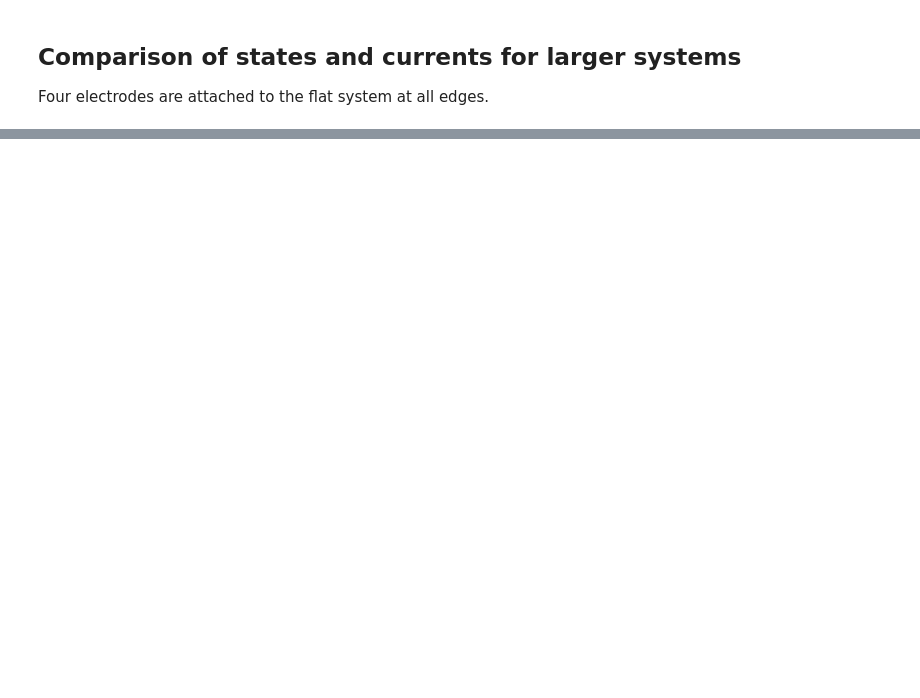
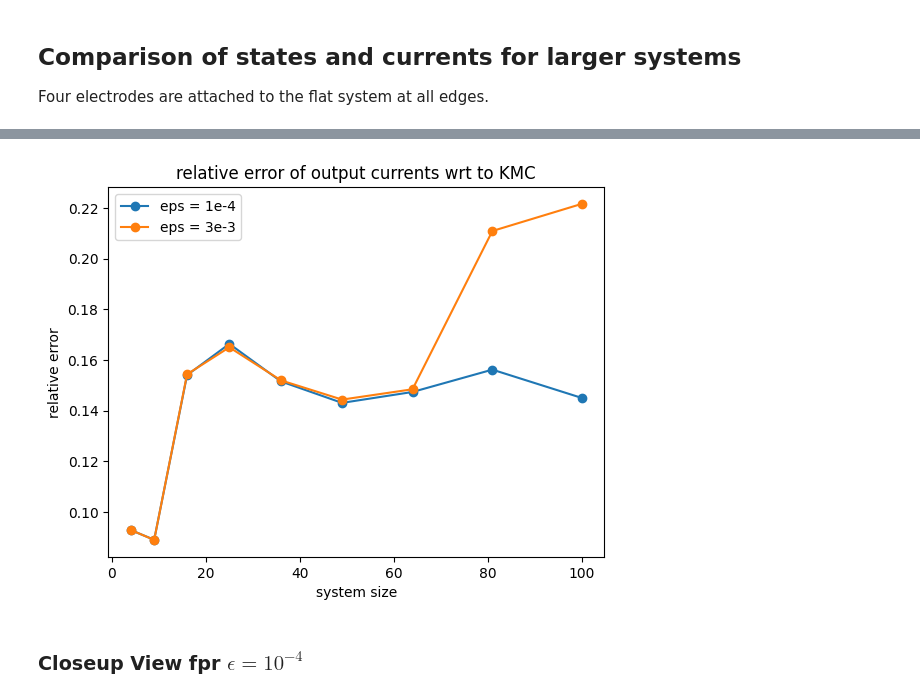
Before and after one commit to evanwonisch/NanoNetsMF, a Jupyter notebook: run/large_sys_comparison.ipynb, the cells around one changed output, grey strips where cells are left out. Drawn from its saved outputs; the diff is of its cells as text; code cells hidden in the pictures; blank space fills up the shorter version.

```diff
--- a/run/large_sys_comparison.ipynb
+++ b/run/large_sys_comparison.ipynb
@@ -145,0 +125,10 @@ Text(0.5, 1.0, 'output currents for different voltage configs')
+# %%
+plt.plot(net_sizes ** 2, rel_errs_e4, marker = "o", label = "eps = 1e-4")
+plt.plot(net_sizes ** 2, rel_errs_e3, marker = "o", label = "eps = 3e-3")
+plt.xlabel("system size")
+plt.ylabel("relative error")
+plt.title("relative error of output currents wrt to KMC")
+plt.legend()
+plt.savefig("../output/misc/rel_err_eps.png")
+# %% [output]
+[figure, added]
@@ -145,0 +137,2 @@ Text(0.5, 1.0, 'output currents for different voltage configs')
+# %% [markdown]
+### Closeup View fpr $\epsilon = 10^{-4}$
```
Also changed, not shown: parts of 35 cells of this notebook, 10 other files.
